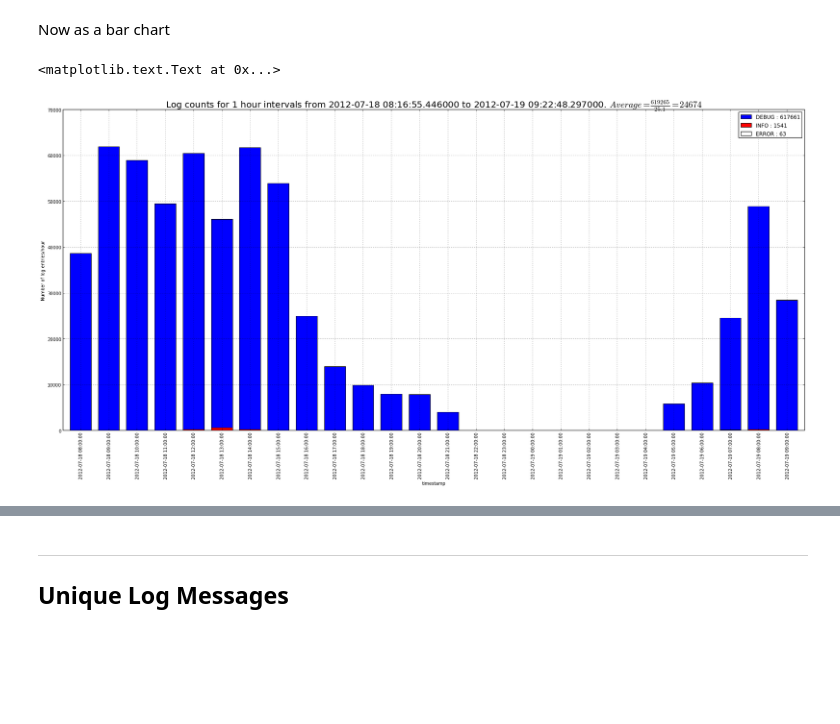
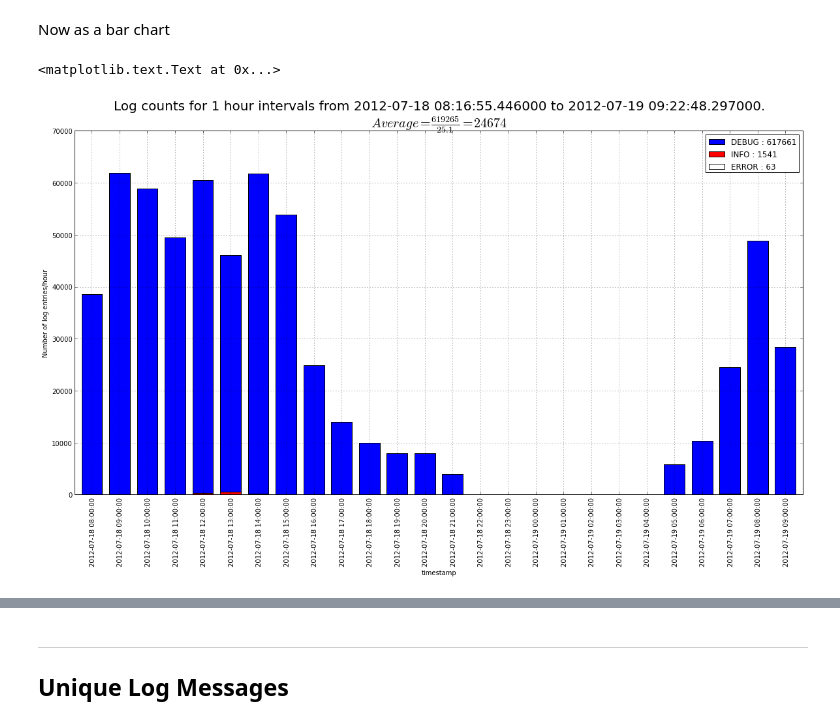
Before and after one commit to peterwilliams97/log_analysis, a Jupyter notebook: nb_pandas.ipynb, the cells around one changed output, grey strips where cells are left out. Drawn from its saved outputs; the diff is of its cells as text; code cells hidden in the pictures; blank space fills up the shorter version.

Commit message:
Took a time interval

```diff
--- a/nb_pandas.ipynb
+++ b/nb_pandas.ipynb
@@ -154,18 +154,19 @@ Now as a bar chart
 # %%
 # Need to plot shorter bars later so we can see them
 levels = sorted(levels, key = lambda x: -len(df[df.level==x]))
 # Color cycling is currenty broken on pandas bar chars
 colors = ['b', 'r', 'w']
 
 # Make the figure big so we can see the tiny INFO and ERROR counts
-plt.figsize(30,13)
+plt.figsize(20,10)
 for i,level in enumerate(levels):
     bars = df[df.level==level].logfile.resample('60min', how='count')
     bars.plot(kind='bar', color=colors[i], label='%s : %d' % (level, len(df[df.level==level])))
 legend(loc='best')
-title(r'Log counts for 1 hour intervals from %s to %s. $Average=\frac{%d}{%.1f}=%d$' % (df.index.min(), df.index.max(),
+title(r'''Log counts for 1 hour intervals from %s to %s.
+$Average=\frac{%d}{%.1f}=%d$''' % (df.index.min(), df.index.max(),
     len(df), hours, int(len(df)/hours)), size=20)
 ylabel('Number of log entries/hour')
 # %% [output]
 <matplotlib.text.Text at 0x...>
-[figure, old version]
+[figure, new version]
```
Also changed, not shown: parts of 2 cells of this notebook.
